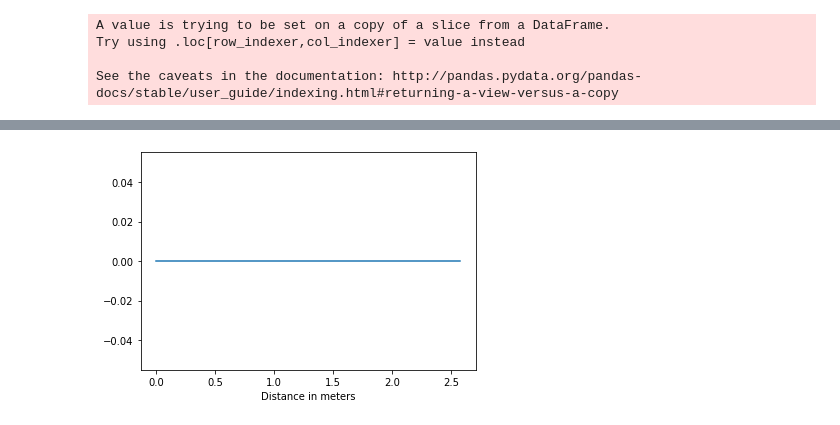
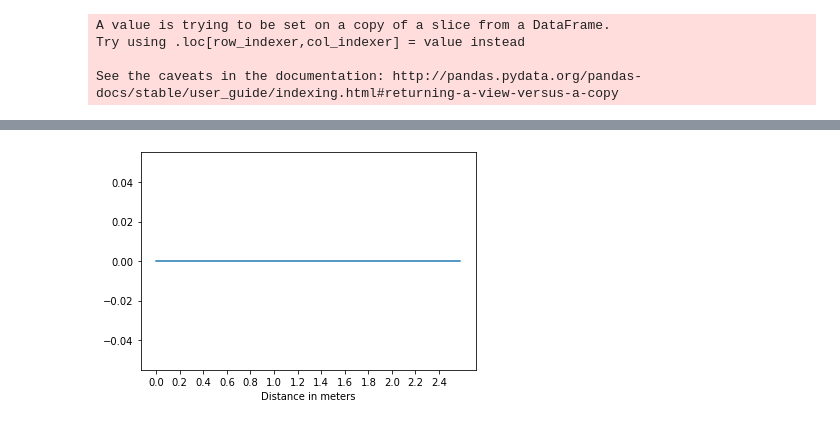
Before and after one commit to SallyPoon/DSC180Q2, a Jupyter notebook: notebooks/Odom graphs.ipynb, the cells around one changed output, grey strips where cells are left out. Saved outputs shown, nothing was run; the diff lists cells and outputs as text; code cells hidden in the pictures.

```diff
--- a/notebooks/Odom graphs.ipynb
+++ b/notebooks/Odom graphs.ipynb
@@ -92,0 +118,40 @@ Extracted .bag data and written to destination successfully
+# %%
+odometry_path = os.path.join('/Users/sally/Documents/GitHub/DSC180Q2/data/raw', 'straight_3412.bag')
+bag = bagreader(odometry_path)
+odom_data = bag.message_by_topic('/vesc/odom')
+df_odom_3412 = pd.read_csv(odom_data)
+#df_odom.to_csv(os.path.join(outdir,'odom_data_test.csv'))
+
+odometry_path = os.path.join('/Users/sally/Documents/GitHub/DSC180Q2/data/raw', 'straight_3912.bag')
+bag = bagreader(odometry_path)
+odom_data = bag.message_by_topic('/vesc/odom')
+df_odom_3912 = pd.read_csv(odom_data)
+
+
+odometry_path = os.path.join('/Users/sally/Documents/GitHub/DSC180Q2/data/raw', 'straight_4112.bag')
+bag = bagreader(odometry_path)
+odom_data = bag.message_by_topic('/vesc/odom')
+df_odom_4112 = pd.read_csv(odom_data)
+
+odometry_path = os.path.join('/Users/sally/Documents/GitHub/DSC180Q2/data/raw', 'straight_3912.bag')
+bag = bagreader(odometry_path)
+odom_data = bag.message_by_topic('/vesc/odom')
+df_odom_3912 = pd.read_csv(odom_data)
+
+odometry_path = os.path.join('/Users/sally/Documents/GitHub/DSC180Q2/data/raw', 'straight_4612.bag')
+bag = bagreader(odometry_path)
+odom_data = bag.message_by_topic('/vesc/odom')
+df_odom_4612 = pd.read_csv(odom_data)
+
+odometry_path = os.path.join('/Users/sally/Documents/GitHub/DSC180Q2/data/raw', 'straight_5112.bag')
+bag = bagreader(odometry_path)
+odom_data = bag.message_by_topic('/vesc/odom')
+df_odom_5112 = pd.read_csv(odom_data)
+
+
+odometry_path = os.path.join('/Users/sally/Documents/GitHub/DSC180Q2/data/raw', 'straight_5612.bag')
+bag = bagreader(odometry_path)
+odom_data = bag.message_by_topic('/vesc/odom')
+df_odom_5612 = pd.read_csv(odom_data)
+
+print('Extracted .bag data and written to destination successfully')
@@ -93,7 +167,8 @@ Extracted .bag data and written to destination successfully
 # %%
 plt.figure()
-plt.plot(df_odom['pose.pose.position.x'], [0] * len(df_odom))
+plt.plot(df_odom_3412['pose.pose.position.x'], [0] * len(df_odom_3412))
 plt.xlabel('Distance in meters')
+plt.xticks(np.arange(0, 2.5 ,0.2))
 plt.show()
 # %% [output]
-[figure, old version]
+[figure, new version]
```
Also changed, not shown: parts of 15 cells of this notebook, 12 other files.
